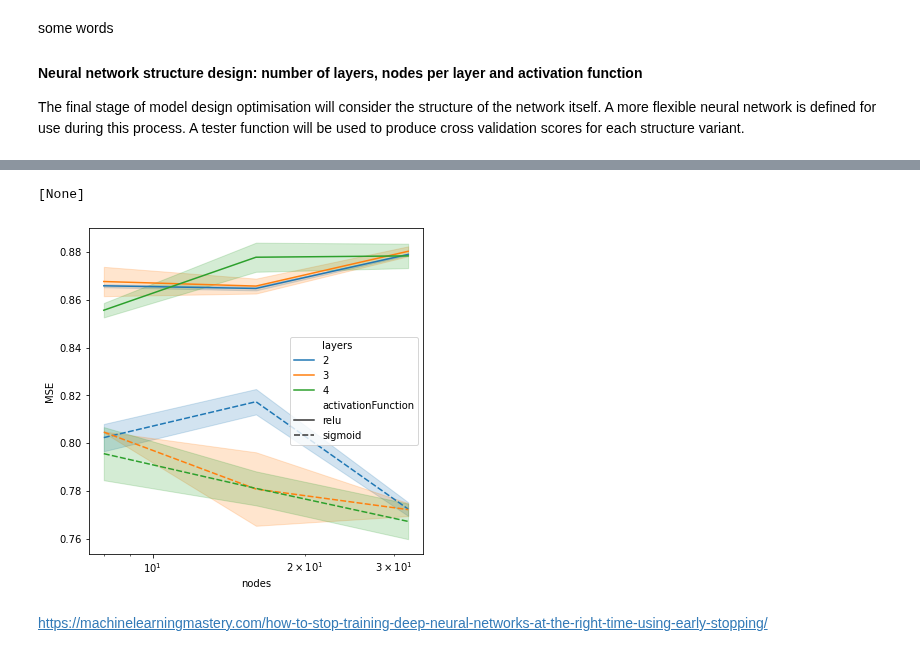
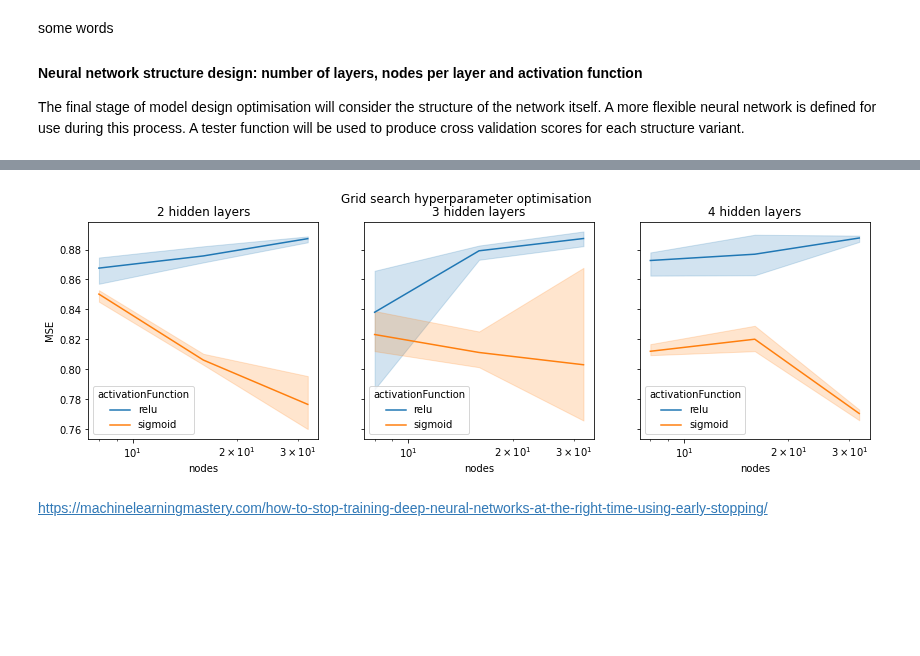
Before and after one commit to StephenTGibson/COMP527-colabNotebooks, a Jupyter notebook: COMP534-AppliedArtificialIntelligence/COMP534-CA2.ipynb, the cells around one changed output, grey strips where cells are left out. Drawn from its saved outputs; the diff is of its cells as text; code cells hidden in the pictures; blank space fills up the shorter version.

```diff
--- a/COMP534-AppliedArtificialIntelligence/COMP534-CA2.ipynb
+++ b/COMP534-AppliedArtificialIntelligence/COMP534-CA2.ipynb
@@ -312,9 +344,9 @@ An exhaustive grid search will be performed to identify suitable values for thes
 # %%
 # Define search space
 searchSpace = {
-    'optimizer':[SGD,],# RMSprop, Adam],
-    'optimizer__learning_rate': [0.001,],#0.01, 0.1],
-    'batch_size':[16, 32,],# 64, 128],
+    'optimizer':[SGD, RMSprop, Adam], # SGD slow but kept for comparison
+    'optimizer__learning_rate': [0.1, 0.01], # 0.001 removed, too slow training time
+    'batch_size':[32, 64, 128],
 }
 # %% [markdown]
 Define neural network for use with the grid search.
@@ -407,18 +460,18 @@ def structureModel(hiddenLayers, nodes, actFunc):
     return model
 # %%
 # Define function to test each neural network
-def modelTester(testModel):
+def modelTester(testModel, splits):
     # Implement early stopping to limit training time
     earlyStop = EarlyStopping(monitor='loss', mode='min', verbose=1, patience=5)
     # Use scikeras wrapper for compatibility with cross validator
     wrappedStructureTestModel = KerasRegressor(model=testModel,
                                                epochs=1000,
-                                               batch_size=128,
+                                               batch_size=64,
                                                verbose=0,
                                                callbacks=[earlyStop],
                                               )
     # Define cross validation
-    kfold = KFold(n_splits=2)
+    kfold = KFold(n_splits=splits)
     # Train and perform cross validation, returning array of scores
     return cross_val_score(wrappedStructureTestModel, X_train, y_train, cv=kfold)
 # %%
@@ -484,8 +540,6 @@ Epoch 00046: early stopping
 # %%
-resultsLong2 = pd.melt(df2,
+structureResultsLong = pd.melt(stuctureTestResults,
                         id_vars=['layers','nodes','activationFunction'],
                         var_name='splitNumber',
                         value_name='MSE',
-                        value_vars=['trial1', 'trial2'])
-
-#resultsLong['Optimiser'] = resultsLong['param_optimizer'].apply(lambda x: x.__name__)
+                       value_vars=['split_1', 'split_2', 'split_3'])
@@ -512,24 +546,46 @@ resultsLong2
 # %%
-fig, ax = plt.subplots(figsize=(6,6))
+# fig, ax = plt.subplots(1, 3, figsize=(6,6))
 
-sns.lineplot(ax=ax,
-             data=resultsLong2,
-             x='nodes',
-             y='MSE',
-             hue='layers',
-             style='activationFunction',
-             palette='tab10',
+# sns.lineplot(ax=ax,
+#              data=structureResultsLong,
+#              x='nodes',
+#              y='MSE',
+#              hue='layers',
+#              style='activationFunction',
+#              palette='tab10',
 
-             #y
-            )
-ax.legend()
-ax.set_xlabel('nodes')
-ax.set_ylabel('MSE')
+#              #y
+#             )
+# ax.legend()
+# ax.set_xlabel('nodes')
+# ax.set_ylabel('MSE')
 
-ax.set(xscale="log")#, yscale="log")
+# ax.set(xscale="log")#, yscale="log")
+# plt.show()
+
+# Create figure for grid search results
+fig, axs = plt.subplots(1, 3, figsize=(14,4), sharey=True)
+# Plot results
+for i, ax in enumerate(axs):
+
+    numberLayers = structureResultsLong['layers'].unique()[i]
+
+    sns.lineplot(ax=ax,
+                data=structureResultsLong[structureResultsLong['layers'] == numberLayers],
+                x='nodes',
+                y='MSE',
+                hue='activationFunction',
+                palette='tab10',
+                )
+    # Set log axis and title
+    ax.set(xscale='log')
+    ax.set_title(f'{numberLayers} hidden layers')
+# Add title
+fig.suptitle('Grid search hyperparameter optimisation', fontsize=12)
+#fig.savefig('gridSearchResults', bbox_inches='tight')
+plt.show()
 # %% [output]
-[None]
-[figure, old version]
+[figure, new version]
 # %% [markdown]
 https://machinelearningmastery.com/how-to-stop-training-deep-neural-networks-at-the-right-time-using-early-stopping/
 # %% [markdown]
```
Also changed, not shown: parts of 9 cells of this notebook.
